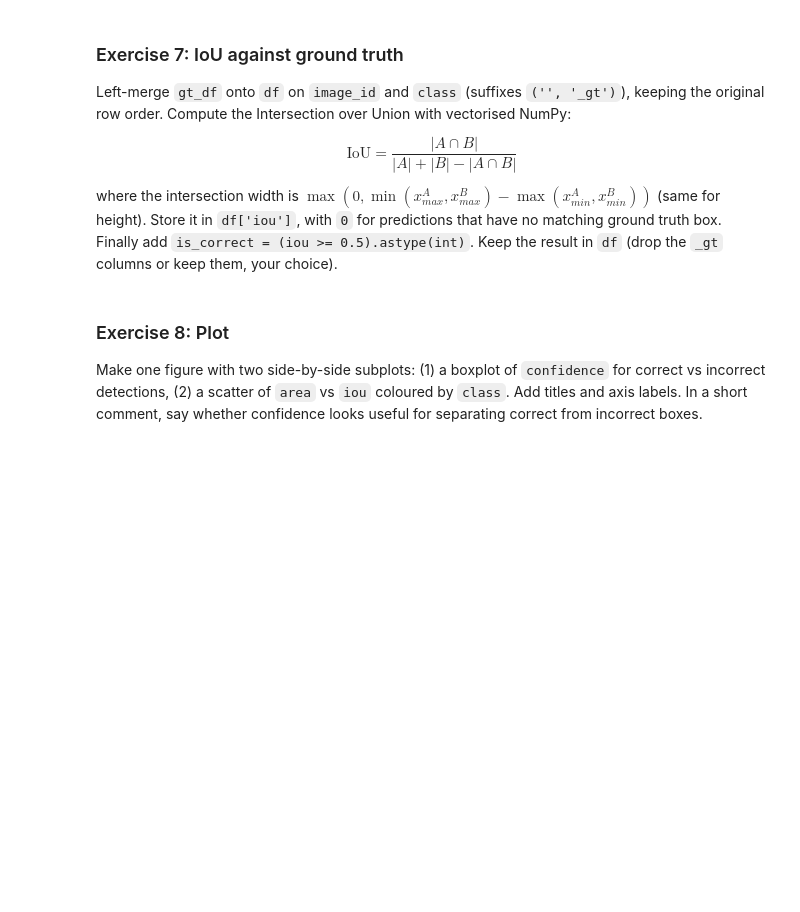
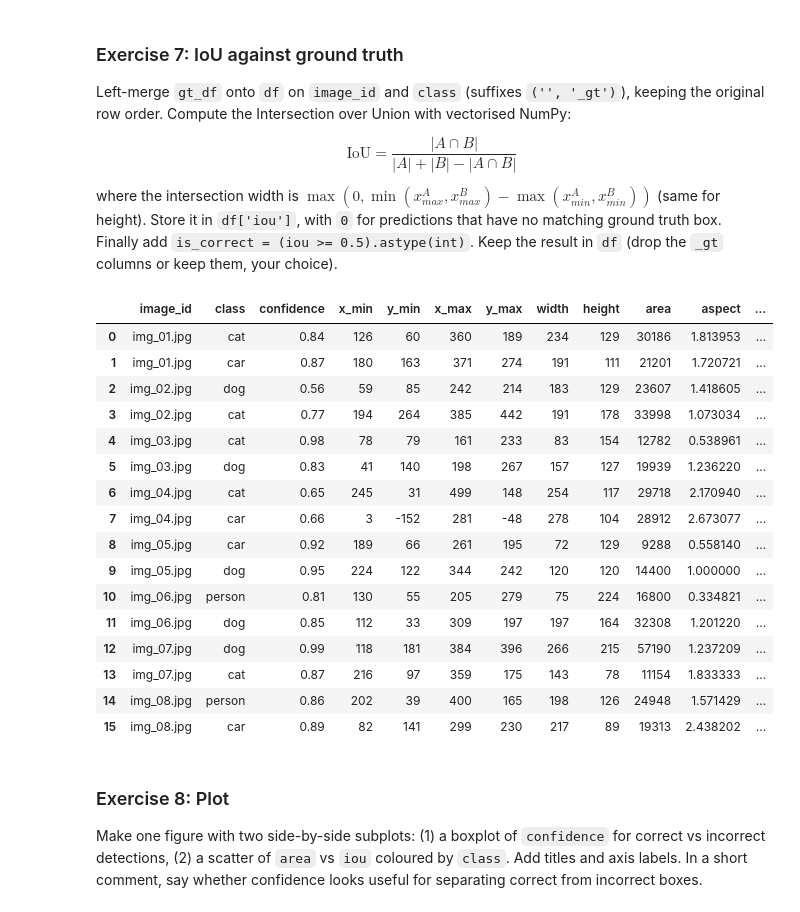
Before and after one commit to imgabrielas/How-To-Make-ML, a Jupyter notebook: Practice, practice, practice/Practice_session_01.ipynb, the cells around one changed output. Saved outputs shown, nothing was run; the diff lists cells and outputs as text; code cells hidden in the pictures; blank space fills up the shorter version.

```diff
--- a/Practice, practice, practice/Practice_session_01.ipynb
+++ b/Practice, practice, practice/Practice_session_01.ipynb
@@ -136,6 +221,39 @@ $$\text{IoU} = \frac{|A \cap B|}{|A| + |B| - |A \cap B|}$$
 where the intersection width is $\max(0, \min(x_{max}^A, x_{max}^B) - \max(x_{min}^A, x_{min}^B))$ (same for height). Store it in `df['iou']`, with `0` for predictions that have no matching ground truth box. Finally add `is_correct = (iou >= 0.5).astype(int)`. Keep the result in `df` (drop the `_gt` columns or keep them, your choice).
 # %%
 # your code here
+df = df.merge(gt_df, on=['image_id', 'class'], how='left', suffixes=('', '_gt'))
+
+inter_w = np.maximum(0, np.minimum(df['x_max'], df['x_max_gt']) - np.maximum(df['x_min'], df['x_min_gt']))
+inter_h = np.maximum(0, np.minimum(df['y_max'], df['y_max_gt']) - np.maximum(df['y_min'], df['y_min_gt']))
+intersection = inter_w * inter_h
+
+area_gt = (df['x_max_gt'] - df['x_min_gt']) * (df['y_max_gt'] - df['y_min_gt'])
+union = df['area'] + area_gt - intersection
+
+df['iou'] = np.where(df['x_min_gt'].isna(), 0, intersection / union)
+df['is_correct'] = (df['iou'] >= 0.5).astype(int)
+
+new_df = pd.merge(df, gt_df, on=['image_id', 'class'], suffixes=('', '_gt'))
+
+new_df
+# %% [output]
+|  | image_id | class | confidence | x_min | y_min | x_max | y_max | width | height | area | aspect | ... |
+| 0 | img_01.jpg | cat | 0.84 | 126 | 60 | 360 | 189 | 234 | 129 | 30186 | 1.813953 | ... |
+| 1 | img_01.jpg | car | 0.87 | 180 | 163 | 371 | 274 | 191 | 111 | 21201 | 1.720721 | ... |
+| 2 | img_02.jpg | dog | 0.56 | 59 | 85 | 242 | 214 | 183 | 129 | 23607 | 1.418605 | ... |
+| 3 | img_02.jpg | cat | 0.77 | 194 | 264 | 385 | 442 | 191 | 178 | 33998 | 1.073034 | ... |
+| 4 | img_03.jpg | cat | 0.98 | 78 | 79 | 161 | 233 | 83 | 154 | 12782 | 0.538961 | ... |
+| 5 | img_03.jpg | dog | 0.83 | 41 | 140 | 198 | 267 | 157 | 127 | 19939 | 1.236220 | ... |
+| 6 | img_04.jpg | cat | 0.65 | 245 | 31 | 499 | 148 | 254 | 117 | 29718 | 2.170940 | ... |
+| 7 | img_04.jpg | car | 0.66 | 3 | -152 | 281 | -48 | 278 | 104 | 28912 | 2.673077 | ... |
+| 8 | img_05.jpg | car | 0.92 | 189 | 66 | 261 | 195 | 72 | 129 | 9288 | 0.558140 | ... |
+| 9 | img_05.jpg | dog | 0.95 | 224 | 122 | 344 | 242 | 120 | 120 | 14400 | 1.000000 | ... |
+| 10 | img_06.jpg | person | 0.81 | 130 | 55 | 205 | 279 | 75 | 224 | 16800 | 0.334821 | ... |
+| 11 | img_06.jpg | dog | 0.85 | 112 | 33 | 309 | 197 | 197 | 164 | 32308 | 1.201220 | ... |
+| 12 | img_07.jpg | dog | 0.99 | 118 | 181 | 384 | 396 | 266 | 215 | 57190 | 1.237209 | ... |
+| 13 | img_07.jpg | cat | 0.87 | 216 | 97 | 359 | 175 | 143 | 78 | 11154 | 1.833333 | ... |
+| 14 | img_08.jpg | person | 0.86 | 202 | 39 | 400 | 165 | 198 | 126 | 24948 | 1.571429 | ... |
+| 15 | img_08.jpg | car | 0.89 | 82 | 141 | 299 | 230 | 217 | 89 | 19313 | 2.438202 | ... |
 # %% [markdown]
 ### Exercise 8: Plot
 
```
Also changed, not shown: parts of 15 cells of this notebook, 1 other file.
